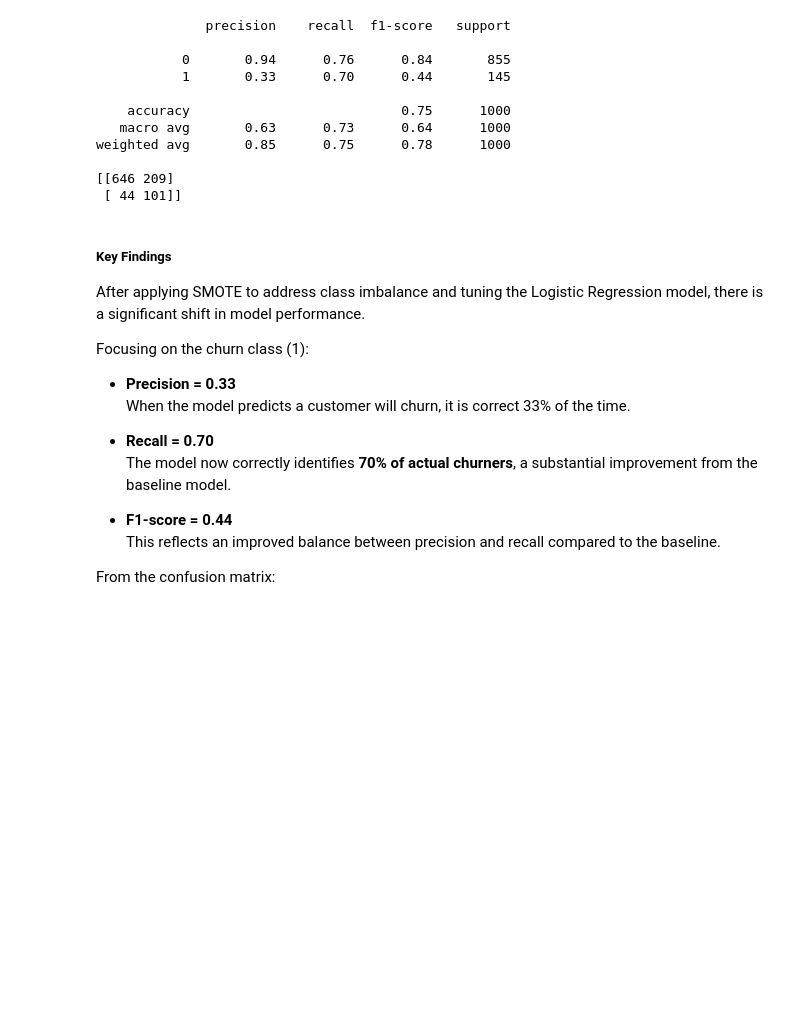
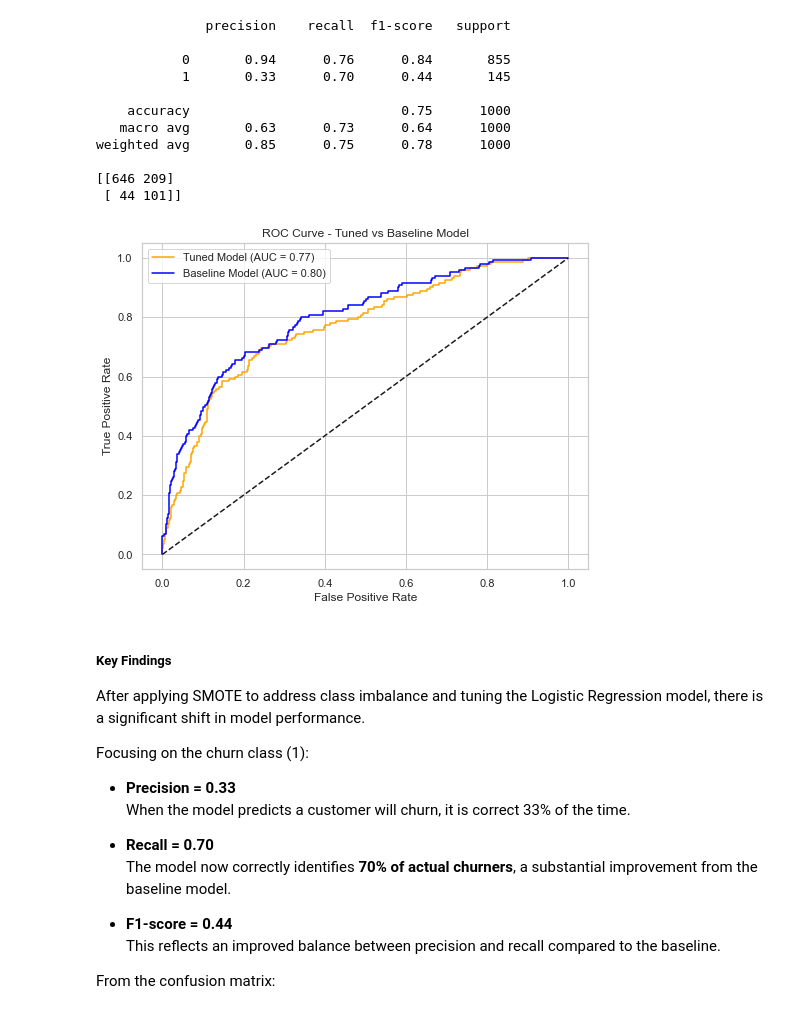
Before and after one commit to Kelvin-M02/customer-churn-prediction-phase3-project, a Jupyter notebook: notebooks/churn_analysis.ipynb, the cells around one changed output. Saved outputs shown, nothing was run; the diff lists cells and outputs as text; code cells hidden in the pictures; blank space fills up the shorter version.

```diff
--- a/notebooks/churn_analysis.ipynb
+++ b/notebooks/churn_analysis.ipynb
@@ -661,6 +682,22 @@ weighted avg       0.85      0.75      0.78      1000
 
 [[646 209]
  [ 44 101]]
+# %%
+# AUC-ROC curve for the tuned model
+y_pred_proba_tuned = tuned_model.predict_proba(X_test_preprocessed)[:, 1]
+fpr_tuned, tpr_tuned, thresholds_tuned = roc_curve(y_test, y_pred_proba_tuned)
+auc_tuned = roc_auc_score(y_test, y_pred_proba_tuned)
+plt.figure(figsize=(8, 6))
+plt.plot(fpr_tuned, tpr_tuned, label=f'Tuned Model (AUC = {auc_tuned:.2f})', color='orange')
+plt.plot(fpr, tpr, label=f'Baseline Model (AUC = {auc_baseline:.2f})', color='blue')
+plt.plot([0, 1], [0, 1], 'k--')
+plt.xlabel('False Positive Rate')
+plt.ylabel('True Positive Rate')
+plt.title('ROC Curve - Tuned vs Baseline Model')
+plt.legend()
+plt.show()
+# %% [output]
+[figure, added]
 # %% [markdown]
 
 
```
Also changed, not shown: parts of 4 cells of this notebook.
